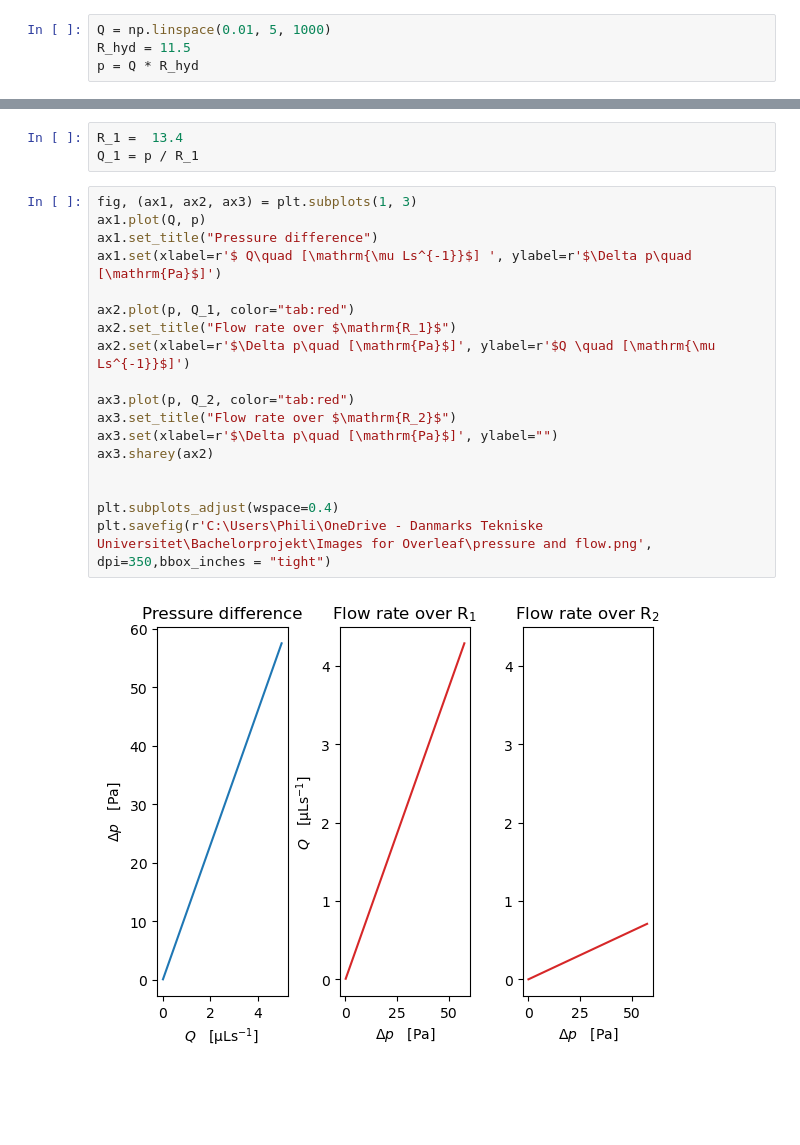
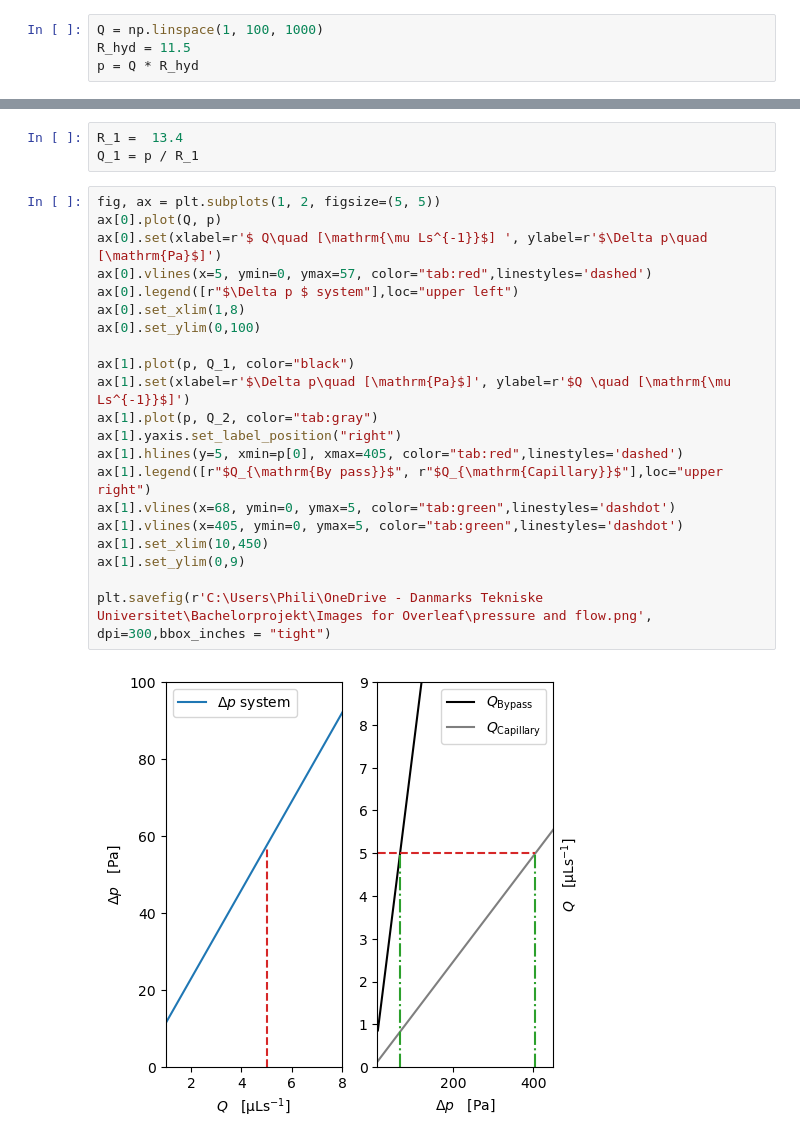
Before and after one commit to PhilPhilJ/Ultrasound_acoustofluidics, a Jupyter notebook: Calculation/Plot for resistance section.ipynb, the cells around one changed output, grey strips where cells are left out. Cells and saved outputs as stored; diff of their text form; blank space fills up the shorter version.

```diff
--- a/Calculation/Plot for resistance section.ipynb
+++ b/Calculation/Plot for resistance section.ipynb
@@ -2,7 +2,7 @@
 import numpy as np
 import matplotlib.pyplot as plt
 # %%
-Q = np.linspace(0.01, 5, 1000)
+Q = np.linspace(1, 100, 1000)
 R_hyd = 11.5
 p = Q * R_hyd
 # %%
@@ -12,22 +12,25 @@ Q_2 = p / R_2
 R_1 =  13.4
 Q_1 = p / R_1
 # %%
-fig, (ax1, ax2, ax3) = plt.subplots(1, 3)
-ax1.plot(Q, p)
-ax1.set_title("Pressure difference")
-ax1.set(xlabel=r'$ Q\quad [\mathrm{\mu Ls^{-1}}$] ', ylabel=r'$\Delta p\quad [\mathrm{Pa}$]')
+fig, ax = plt.subplots(1, 2, figsize=(5, 5))
+ax[0].plot(Q, p)
+ax[0].set(xlabel=r'$ Q\quad [\mathrm{\mu Ls^{-1}}$] ', ylabel=r'$\Delta p\quad [\mathrm{Pa}$]')
+ax[0].vlines(x=5, ymin=0, ymax=57, color="tab:red",linestyles='dashed')
+ax[0].legend([r"$\Delta p $ system"],loc="upper left")
+ax[0].set_xlim(1,8)
+ax[0].set_ylim(0,100)
 
-ax2.plot(p, Q_1, color="tab:red")
-ax2.set_title("Flow rate over $\mathrm{R_1}$")
-ax2.set(xlabel=r'$\Delta p\quad [\mathrm{Pa}$]', ylabel=r'$Q \quad [\mathrm{\mu Ls^{-1}}$]')
+ax[1].plot(p, Q_1, color="black")
+ax[1].set(xlabel=r'$\Delta p\quad [\mathrm{Pa}$]', ylabel=r'$Q \quad [\mathrm{\mu Ls^{-1}}$]')
+ax[1].plot(p, Q_2, color="tab:gray")
+ax[1].yaxis.set_label_position("right")
+ax[1].hlines(y=5, xmin=p[0], xmax=405, color="tab:red",linestyles='dashed')
+ax[1].legend([r"$Q_{\mathrm{By pass}}$", r"$Q_{\mathrm{Capillary}}$"],loc="upper right")
+ax[1].vlines(x=68, ymin=0, ymax=5, color="tab:green",linestyles='dashdot')
+ax[1].vlines(x=405, ymin=0, ymax=5, color="tab:green",linestyles='dashdot')
+ax[1].set_xlim(10,450)
+ax[1].set_ylim(0,9)
 
-ax3.plot(p, Q_2, color="tab:red")
-ax3.set_title("Flow rate over $\mathrm{R_2}$")
-ax3.set(xlabel=r'$\Delta p\quad [\mathrm{Pa}$]', ylabel="")
-ax3.sharey(ax2)
-
-
-plt.subplots_adjust(wspace=0.4)
-plt.savefig(r'C:\Users\Phili\OneDrive - Danmarks Tekniske Universitet\Bachelorprojekt\Images for Overleaf\pressure and flow.png', dpi=350,bbox_inches = "tight")
+plt.savefig(r'C:\Users\Phili\OneDrive - Danmarks Tekniske Universitet\Bachelorprojekt\Images for Overleaf\pressure and flow.png', dpi=300,bbox_inches = "tight")
 # %% [output]
-[figure, old version]
+[figure, new version]
```
Also changed, not shown: 4 other files.
